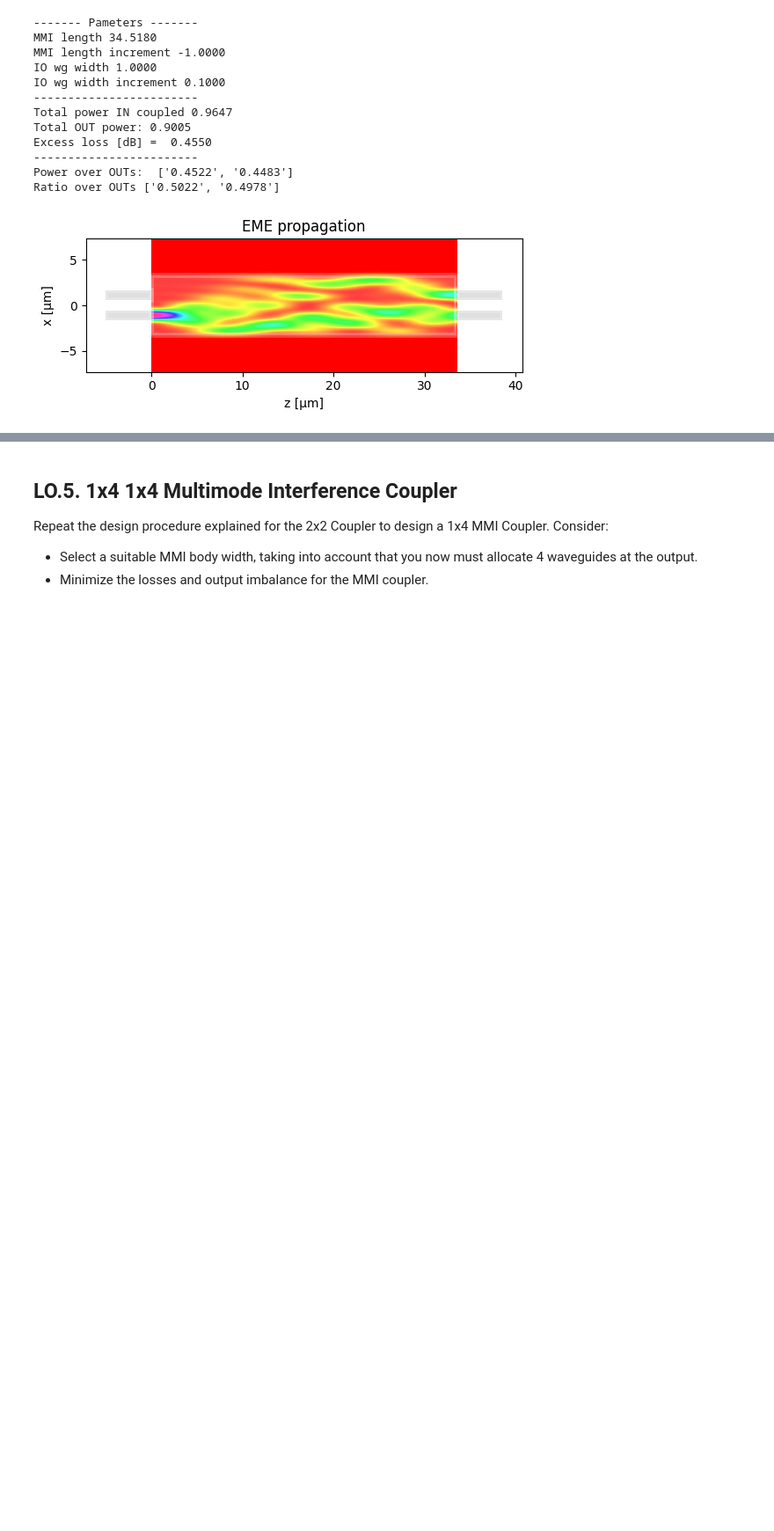
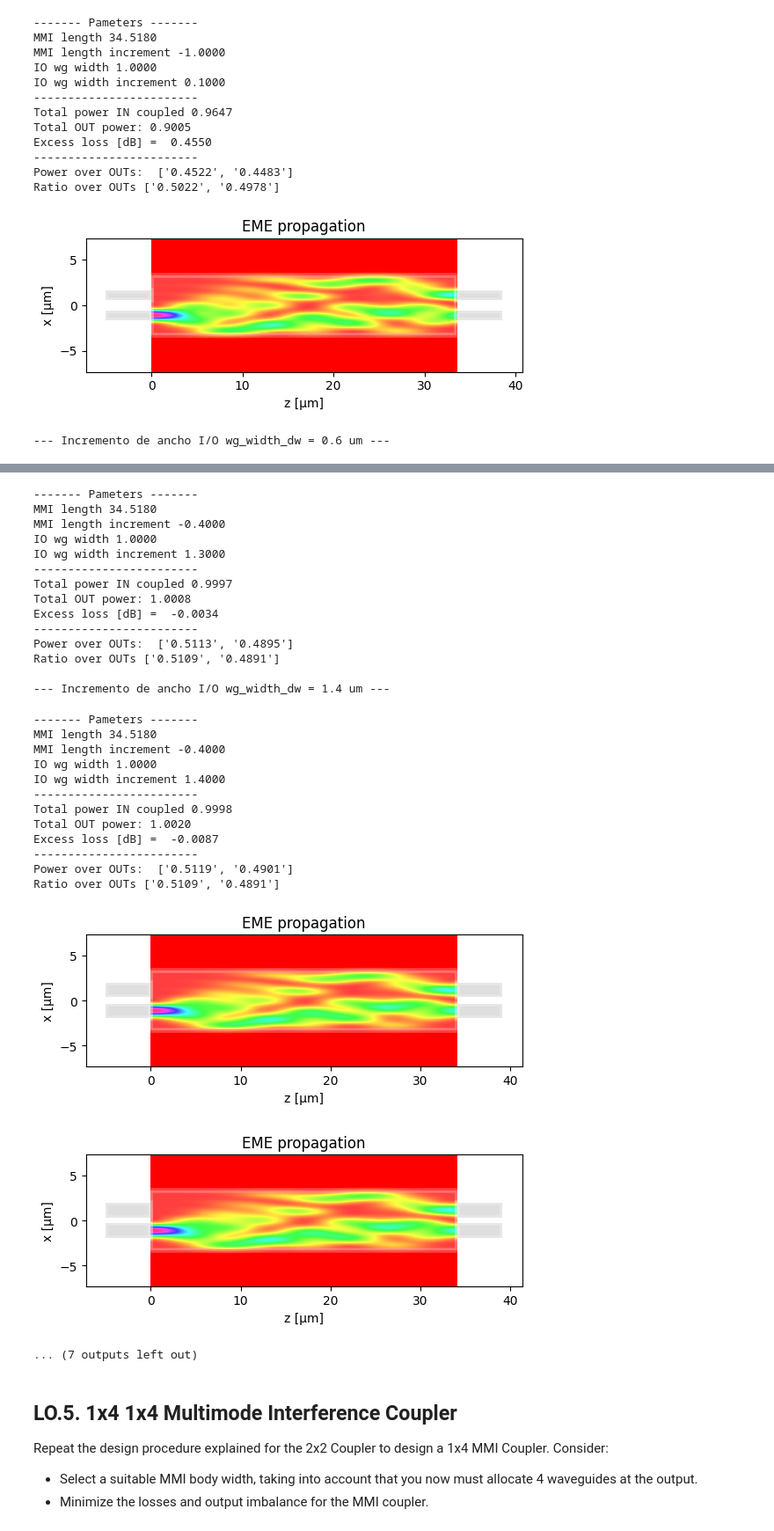
Before and after one commit to snacmuo/pic-upv-lab2, a Jupyter notebook: COUPLERS_Student.ipynb, the cells around one changed output, grey strips where cells are left out. Shown at 88% size. Saved outputs shown, nothing was run; the diff lists cells and outputs as text; code cells hidden in the pictures; blank space fills up the shorter version.

```diff
--- a/COUPLERS_Student.ipynb
+++ b/COUPLERS_Student.ipynb
@@ -941,3 +1115,30 @@ Excess loss [dB] =  0.4550
 Power over OUTs:  ['0.4522', '0.4483']
 Ratio over OUTs ['0.5022', '0.4978']
 [figure]
+# %%
+anchos_extra_a_probar = [0.6, 0.7, 0.8, 0.9, 1.0, 1.1, 1.2, 1.3, 1.4]
+mmi_Width = 6.6
+
+for dw in anchos_extra_a_probar:
+    print(f"\n--- Incremento de ancho I/O wg_width_dw = {dw} um ---")
+
+    m = MMI_EME()
+    m.MMI_width = mmi_Width
+    m.wg_width_dw = dw
+
+    m.find_all_modes()
+    L_pi = m.get_L_pi()
+
+    m.n_IN = 2
+    m.n_OUT = 2
+
+    dy = 0.05
+    m.IN_WVG_positions = mmi_Width*np.array([-1/6, 1/6]) + np.array([-dy, dy])
+    m.OUT_WVG_positions = mmi_Width*np.array([-1/6, 1/6]) + np.array([-dy, dy])
+
+    m.L_MMI = 1/2 * L_pi
+    m.dL_MMI = -0.4
+
+    m.propagation()
+# %% [output]
+--- Incremento de ancho I/O wg_width_dw = 0.6 um ---
@@ -944,3 +1243,32 @@ Ratio over OUTs ['0.5022', '0.4978']
+------- Pameters -------
+MMI length 34.5180
+MMI length increment -0.4000
+IO wg width 1.0000
+IO wg width increment 1.3000
+------------------------
+Total power IN coupled 0.9997
+Total OUT power: 1.0008
+Excess loss [dB] =  -0.0034
+------------------------
+Power over OUTs:  ['0.5113', '0.4895']
+Ratio over OUTs ['0.5109', '0.4891']
+
+--- Incremento de ancho I/O wg_width_dw = 1.4 um ---
+------- Pameters -------
+MMI length 34.5180
+MMI length increment -0.4000
+IO wg width 1.0000
+IO wg width increment 1.4000
+------------------------
+Total power IN coupled 0.9998
+Total OUT power: 1.0020
+Excess loss [dB] =  -0.0087
+------------------------
+Power over OUTs:  ['0.5119', '0.4901']
+Ratio over OUTs ['0.5109', '0.4891']
+[figure, added]
+[figure, added]
+... (7 outputs left out)
 # %% [markdown]
 ## LO.5. 1x4 1x4 Multimode Interference Coupler
 
```
Also changed, not shown: parts of 15 cells of this notebook, 1 other file.
